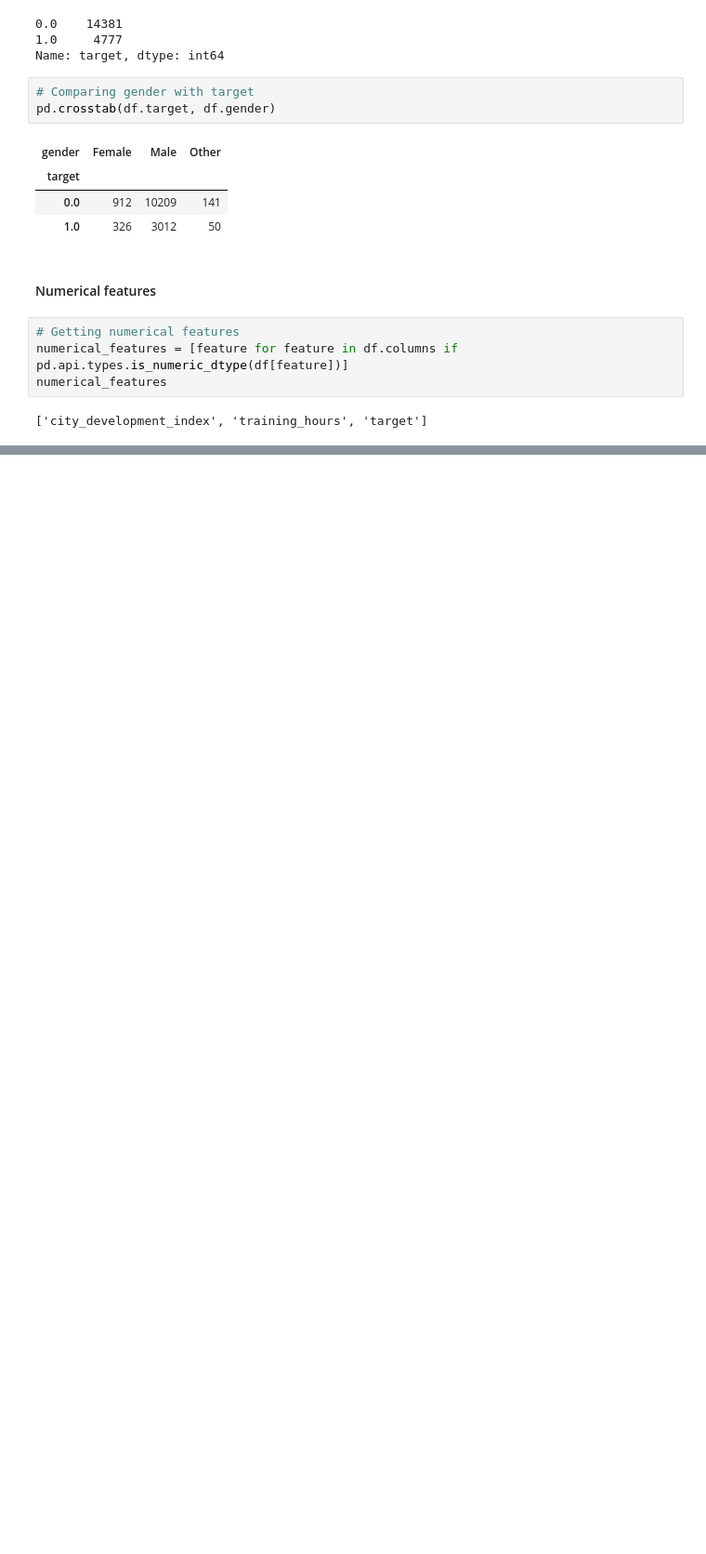
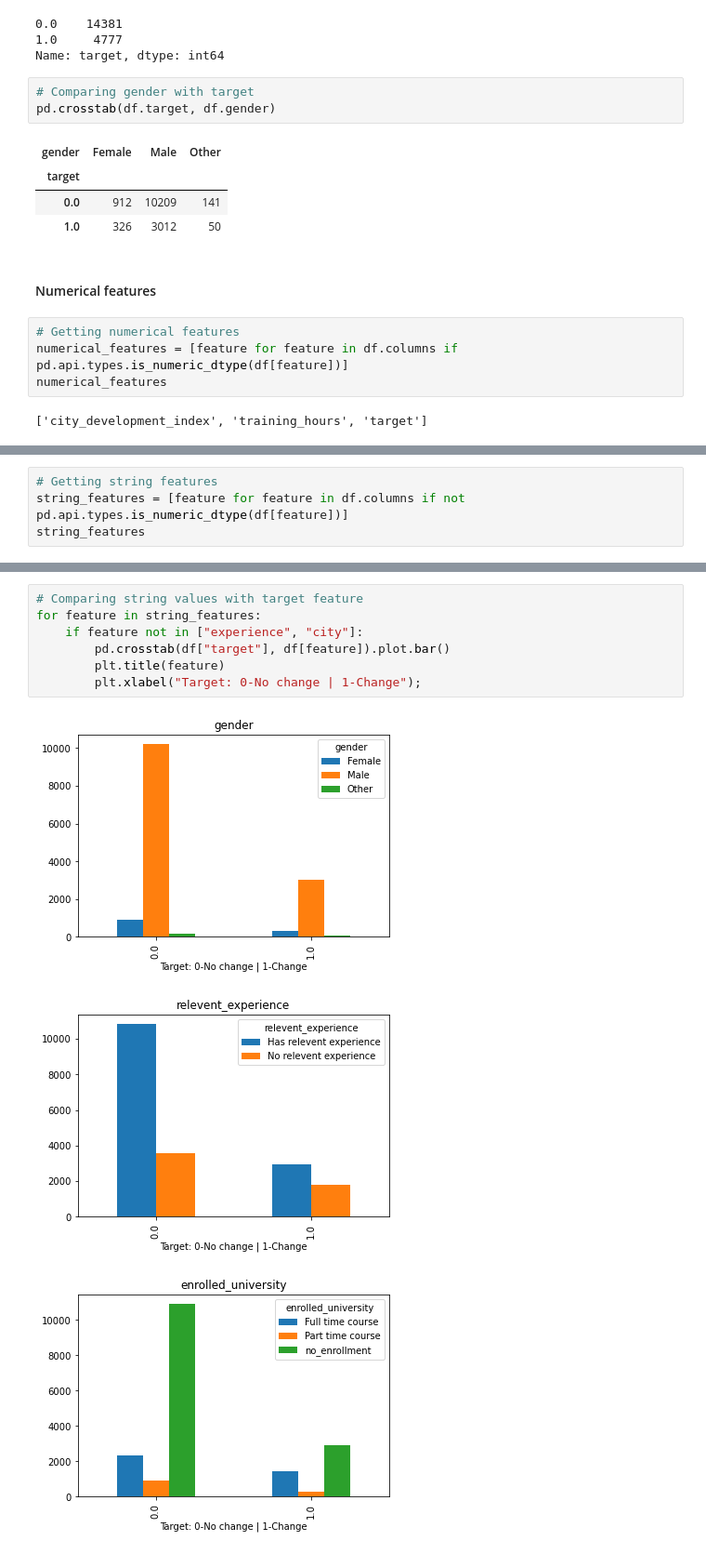
Before and after one commit to Tanishq-19/Data-Science-Job-CHange-Predition, a Jupyter notebook: Data-Science-Job-Change-Prediction.ipynb, the cells around one changed output, grey strips where cells are left out. Shown: that part at 93% size. Saved outputs shown, nothing was run; the diff lists cells and outputs as text; blank space fills up the shorter version.

```diff
--- a/Data-Science-Job-Change-Prediction.ipynb
+++ b/Data-Science-Job-Change-Prediction.ipynb
@@ -228,0 +238,4 @@ numerical_features
+# %%
+# Getting string features
+string_features = [feature for feature in df.columns if not pd.api.types.is_numeric_dtype(df[feature])]
+string_features
@@ -228,0 +253,11 @@ numerical_features
+# %%
+# Comparing string values with target feature
+for feature in string_features:
+    if feature not in ["experience", "city"]:
+        pd.crosstab(df["target"], df[feature]).plot.bar()
+        plt.title(feature)
+        plt.xlabel("Target: 0-No change | 1-Change");
+# %% [output]
+[figure, added]
+[figure, added]
+[figure, added]
```
Also changed, not shown: parts of 24 cells of this notebook.
